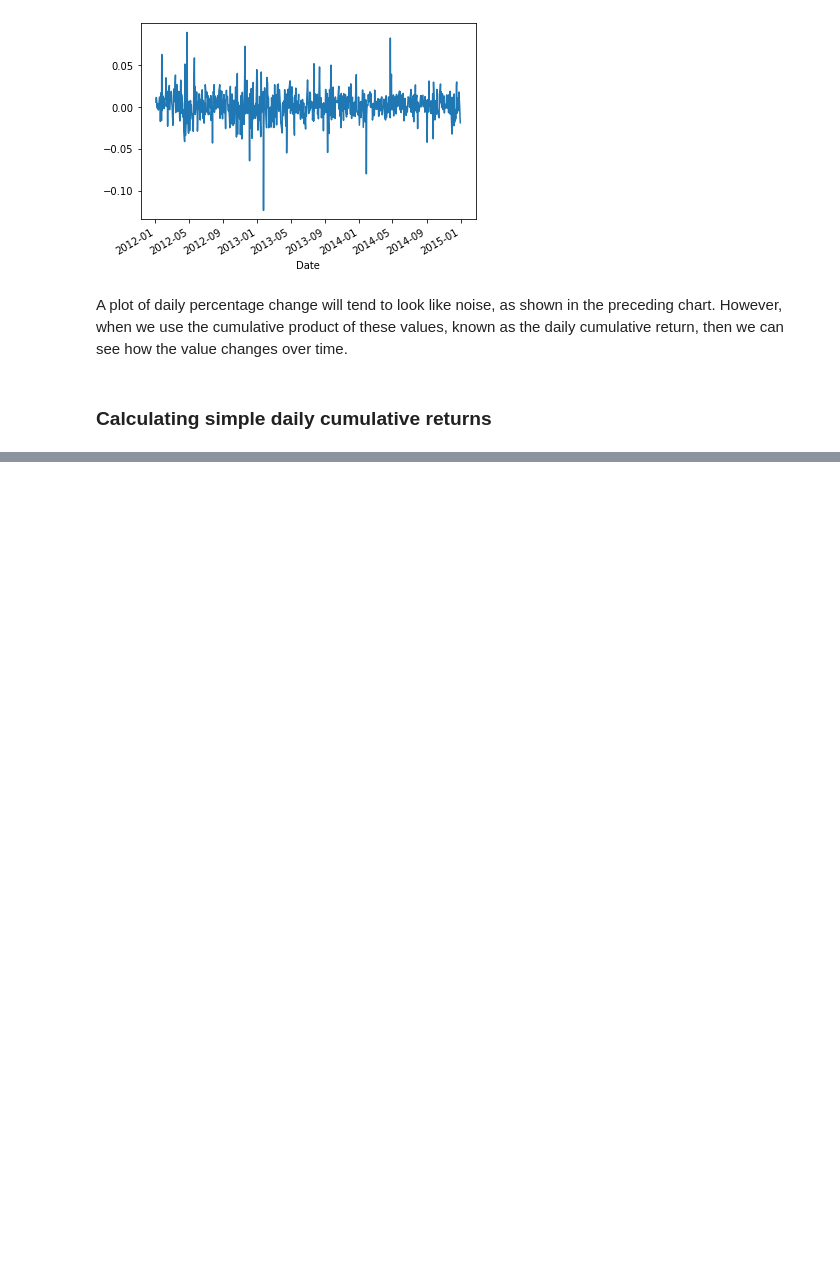
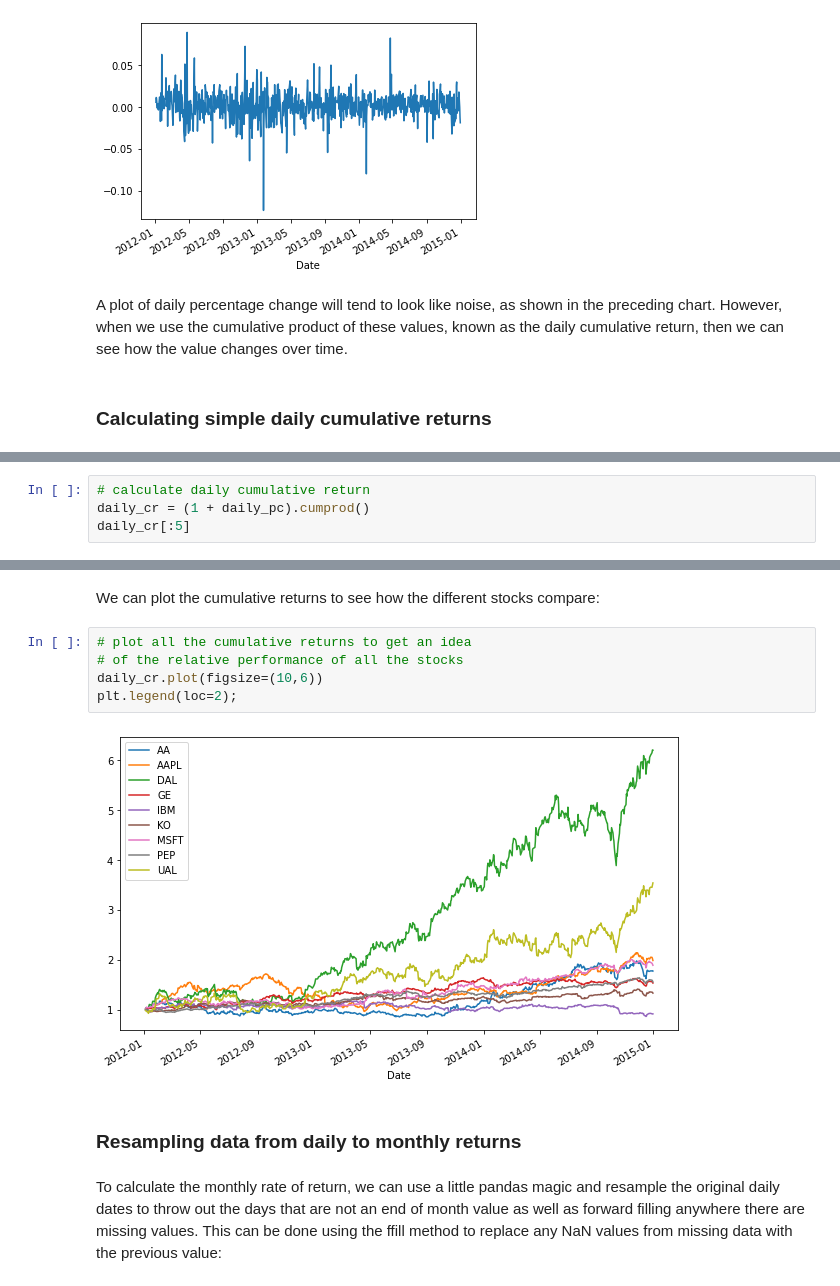
Before and after one commit to apkap83/Pandas_Notes, a Jupyter notebook: Learning_Pandas_Chapter_12 - Applications to Finance.ipynb, the cells around one changed output, grey strips where cells are left out. Cells and saved outputs as stored; diff of their text form; blank space fills up the shorter version.

```diff
--- a/Learning_Pandas_Chapter_12 - Applications to Finance.ipynb
+++ b/Learning_Pandas_Chapter_12 - Applications to Finance.ipynb
@@ -323,0 +333,4 @@ cumulative return, then we can see how the value changes over time.
+# %%
+# calculate daily cumulative return
+daily_cr = (1 + daily_pc).cumprod()
+daily_cr[:5]
@@ -323,0 +365,16 @@ cumulative return, then we can see how the value changes over time.
+# %% [markdown]
+We can plot the cumulative returns to see how the different stocks compare:
+# %%
+# plot all the cumulative returns to get an idea
+# of the relative performance of all the stocks
+daily_cr.plot(figsize=(10,6))
+plt.legend(loc=2);
+# %% [output]
+[figure, added]
+# %% [markdown]
+<h3>Resampling data from daily to monthly returns</h3>
+# %% [markdown]
+To calculate the monthly rate of return, we can use a little pandas magic and resample the
+original daily dates to throw out the days that are not an end of month value as well as
+forward filling anywhere there are missing values. This can be done using the ffill
+method to replace any NaN values from missing data with the previous value:
```
Also changed, not shown: parts of 24 cells of this notebook, 1 other file.
